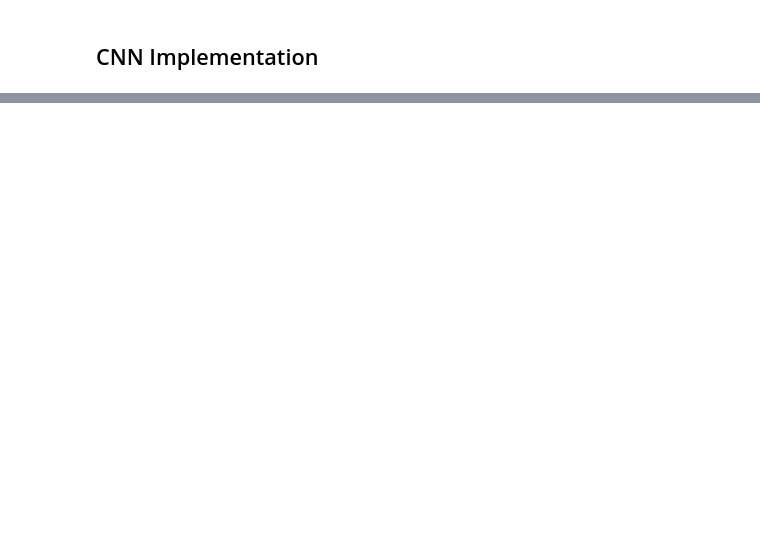
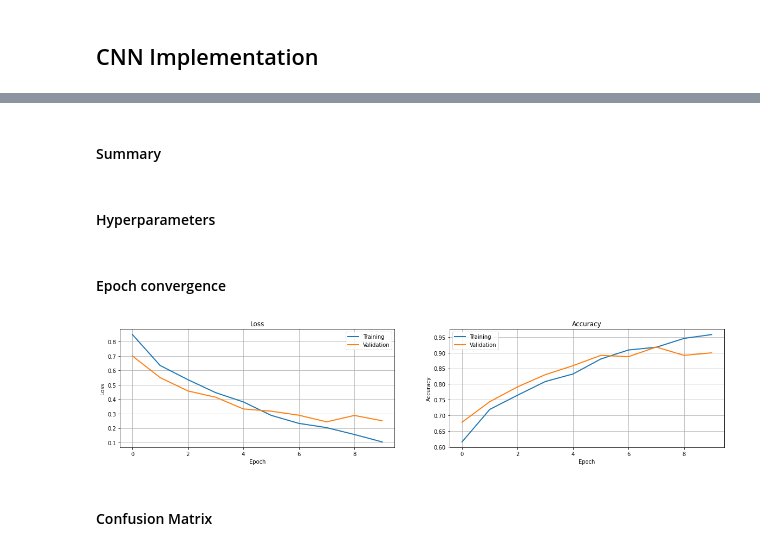
Before and after one commit to mig-calval/brain-tumor-detection, a Jupyter notebook: model/modeling.ipynb, the cells around one changed output, grey strips where cells are left out. Drawn from its saved outputs; the diff is of its cells as text; code cells hidden in the pictures; blank space fills up the shorter version.

Commit message:
Added results, metrics and plots for models

```diff
--- a/model/modeling.ipynb
+++ b/model/modeling.ipynb
@@ -140,6 +149,6 @@ CNN.summary()
 # %%
 # Compile: Define training parameters
-CNN.compile(optimizer='adam', loss='categorical_crossentropy', metrics=['accuracy'])
+CNN.compile(optimizer=optimizer, loss='categorical_crossentropy', metrics=['accuracy'])
 # %%
 # Train model
 EPOCHS = 10
@@ -158,3 +180,0 @@ This alternative does not require doing OHE
-# %%
-# Compile: Define training parameters
-CNN.compile(optimizer='adam', loss='sparse_categorical_crossentropy', metrics=['accuracy'])
@@ -190,0 +185,47 @@ NameError: name 'batch_size' is not defined
+# %% [markdown]
+#### Summary
+# %%
+with open(f'../results/resize_{resize}/{model_id}_summary.txt', 'w') as f:
+
+    CNN.summary(print_fn=lambda x: f.write(x + '\n'))
+    f.close()
+# %% [markdown]
+#### Hyperparameters
+# %%
+with open(f"../results/resize_{resize}/{model_id}_extended_summary.txt","w") as f:
+    aux = CNN.get_config()
+    aux['optimizer'] = optimizer
+    aux['epoch'] = EPOCHS
+    aux['batches'] = BATCHES
+    f.write(str(aux))
+    f.close()
+# %% [markdown]
+#### Epoch convergence
+# %%
+# Plot loss
+plt.figure(figsize=(20, 4))
+
+plt.subplot(1, 2, 1)
+plt.title('Loss')
+plt.plot(CNN.history.history['loss'], label='Training', linewidth=2)
+plt.plot(CNN.history.history['val_loss'], label='Validation', linewidth=2)
+plt.legend()
+plt.xlabel('Epoch')
+plt.ylabel('Loss')
+plt.grid(True)
+
+plt.subplot(1, 2, 2)
+plt.title('Accuracy')
+plt.plot(CNN.history.history['accuracy'], label='Training', linewidth=2)
+plt.plot(CNN.history.history['val_accuracy'], label='Validation', linewidth=2)
+plt.legend()
+plt.xlabel('Epoch')
+plt.ylabel('Accuracy')
+plt.grid(True)
+
+plt.savefig(f'../results/resize_{resize}/{model_id}_epochs.png', bbox_inches = 'tight')
+plt.show()
+# %% [output]
+[figure, added]
+# %% [markdown]
+#### Confusion Matrix
```
Also changed, not shown: parts of 17 cells of this notebook, 6 other files.
